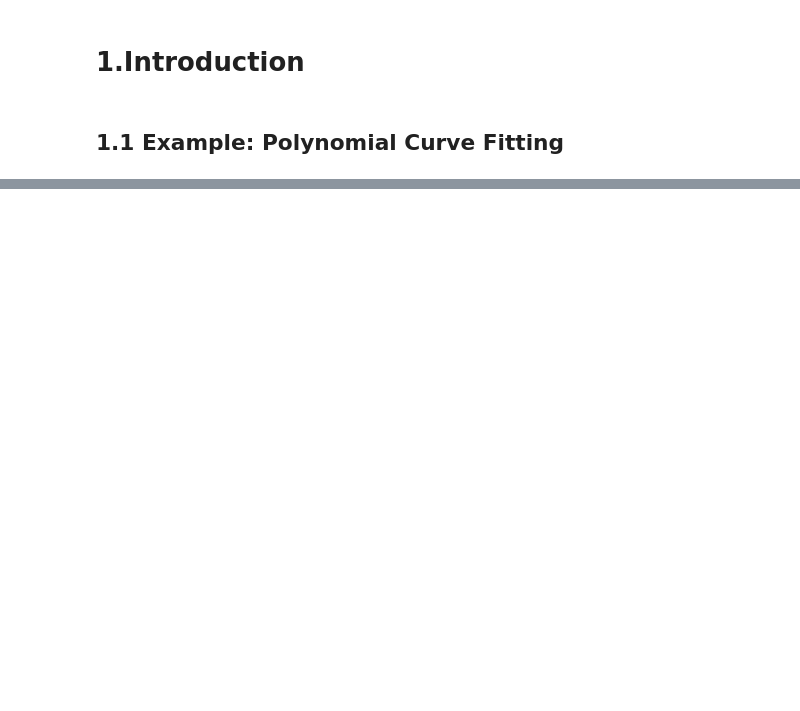
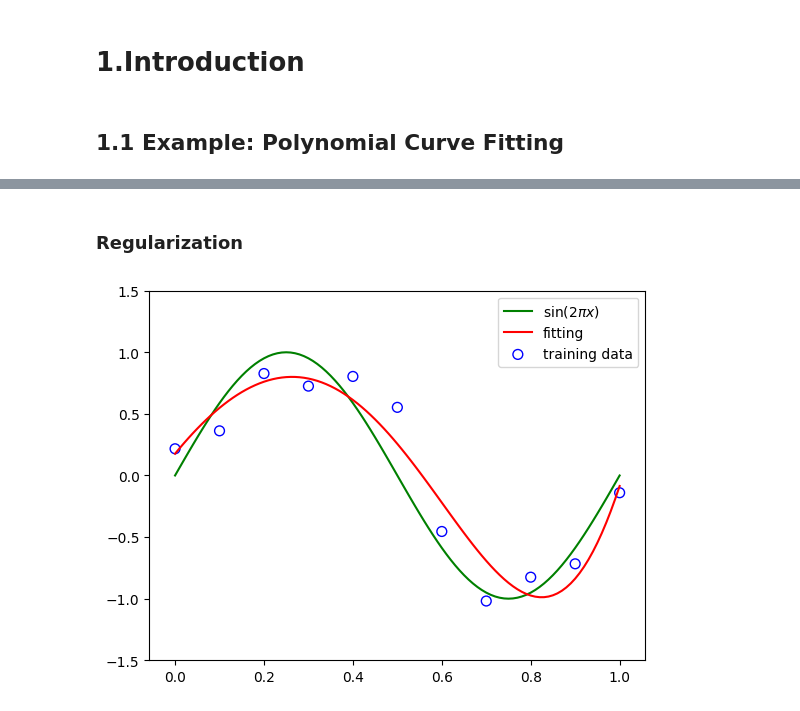
Before and after one commit to szmlb/PRML-jl, a Jupyter notebook: notebooks/ch01_Introduction.ipynb, the cells around one changed output, grey strips where cells are left out. Saved outputs shown, nothing was run; the diff lists cells and outputs as text; code cells hidden in the pictures; blank space fills up the shorter version.

```diff
--- a/notebooks/ch01_Introduction.ipynb
+++ b/notebooks/ch01_Introduction.ipynb
@@ -36,0 +90,21 @@ PyPlot.show()
+# %% [markdown]
+### Regularization
+# %%
+feature = PolynomialFeature(9)
+X_train = transform(feature, x_train)
+X_test = transform(feature, x_test)
+
+model = RidgeRegression(zeros(Float64, size(X_train)[2]), 1e-3)
+fit(model, X_train, y_train)
+y = predict(model, X_test)
+
+y = predict(model, X_test)
+PyPlot.scatter(x_train, y_train, facecolor="none", edgecolor="b", s=50, label="training data")
+PyPlot.plot(x_test, y_test, c="g", label=L"$\sin(2\pi x)$")
+PyPlot.plot(x_test, y, c="r", label="fitting")
+PyPlot.ylim(-1.5, 1.5)
+PyPlot.legend()
+PyPlot.annotate("M=9", xy=[-0.15, 1])
+PyPlot.show()
+# %% [output]
+[figure, added]
```
Also changed, not shown: parts of 4 cells of this notebook, 1 other file.
